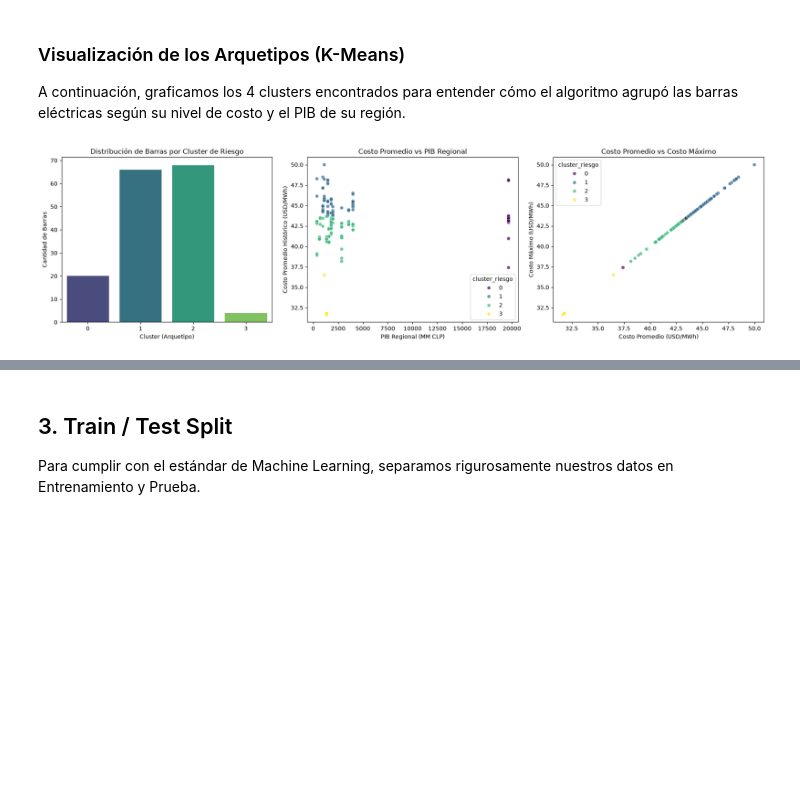
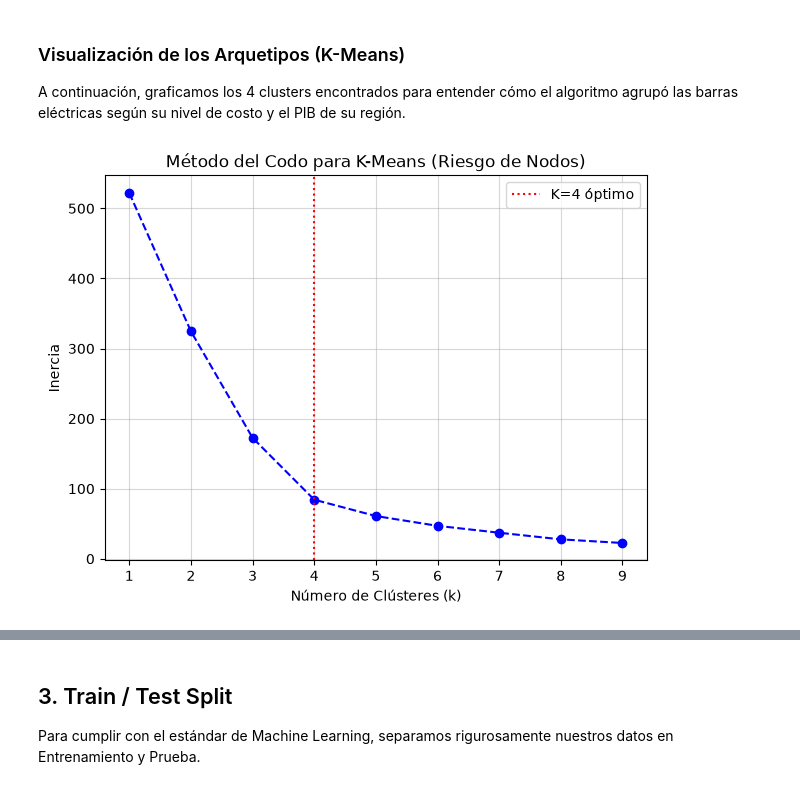
Before and after one commit to carlos31255/ET_ciencia_datos, a Jupyter notebook: models/02_modelo_riesgo.ipynb, the cells around one changed output, grey strips where cells are left out. Cells and saved outputs as stored; diff of their text form; code cells hidden in the pictures; blank space fills up the shorter version.

Commit message:
feat: agregar graficos de analisis y mejoras a los modelos de clustering y regresion

```diff
--- a/models/02_modelo_riesgo.ipynb
+++ b/models/02_modelo_riesgo.ipynb
@@ -84,34 +84,25 @@ df_clean.head()
 # %% [markdown]
 ### Visualización de los Arquetipos (K-Means)
 A continuación, graficamos los 4 clusters encontrados para entender cómo el algoritmo agrupó las barras eléctricas según su nivel de costo y el PIB de su región.
-# %%
-import matplotlib.pyplot as plt
-import seaborn as sns
-
-plt.figure(figsize=(18, 5))
-
-# Gráfico 1: Distribución de clusters
-plt.subplot(1, 3, 1)
-sns.countplot(data=df_clean, x='cluster_riesgo', palette='viridis')
-plt.title('Distribución de Barras por Cluster de Riesgo')
-plt.xlabel('Cluster (Arquetipo)')
-plt.ylabel('Cantidad de Barras')
-
-# Gráfico 2: Costo vs PIB
-plt.subplot(1, 3, 2)
-sns.scatterplot(data=df_clean, x='pib_millones_clp', y='costo_promedio', hue='cluster_riesgo', palette='viridis', alpha=0.7)
-plt.title('Costo Promedio vs PIB Regional')
-plt.xlabel('PIB Regional (MM CLP)')
-plt.ylabel('Costo Promedio Histórico (USD/MWh)')
-
-# Gráfico 3: Costo vs Costo Máximo
-plt.subplot(1, 3, 3)
-sns.scatterplot(data=df_clean, x='costo_promedio', y='costo_maximo', hue='cluster_riesgo', palette='viridis', alpha=0.7)
-plt.title('Costo Promedio vs Costo Máximo')
-plt.xlabel('Costo Promedio (USD/MWh)')
-plt.ylabel('Costo Máximo (USD/MWh)')
-
-plt.tight_layout()
-plt.show()
-# %% [output]
-[figure, removed]
+# %%
+import matplotlib.pyplot as plt
+from sklearn.cluster import KMeans
+
+inercia = []
+K_rango = range(1, 10)
+for k in K_rango:
+    kmeans_temp = KMeans(n_clusters=k, random_state=42, n_init=10)
+    kmeans_temp.fit(X_scaled)
+    inercia.append(kmeans_temp.inertia_)
+
+plt.figure(figsize=(7, 5))
+plt.plot(K_rango, inercia, marker='o', linestyle='--', color='b')
+plt.title('Método del Codo para K-Means (Riesgo de Nodos)')
+plt.xlabel('Número de Clústeres (k)')
+plt.ylabel('Inercia')
+plt.axvline(x=4, color='r', linestyle=':', label='K=4 óptimo')
+plt.legend()
+plt.grid(True, alpha=0.5)
+plt.show()
+# %% [output]
+[figure, added]
```
Also changed, not shown: parts of 10 cells of this notebook, 3 other files.
